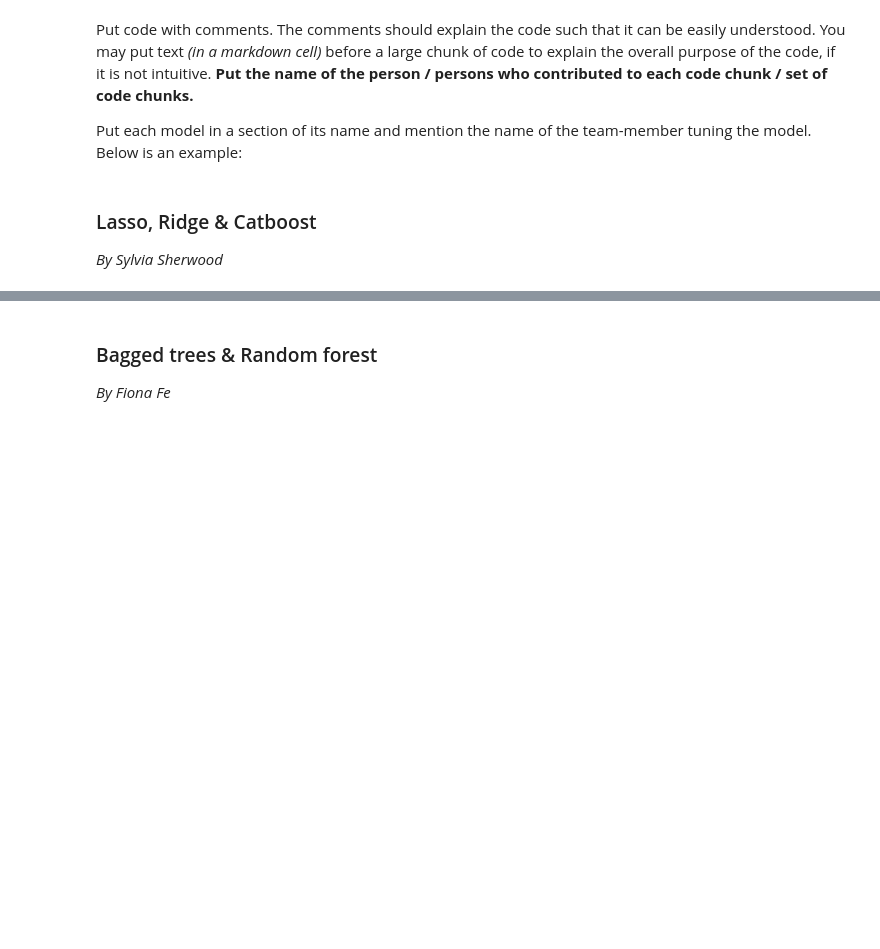
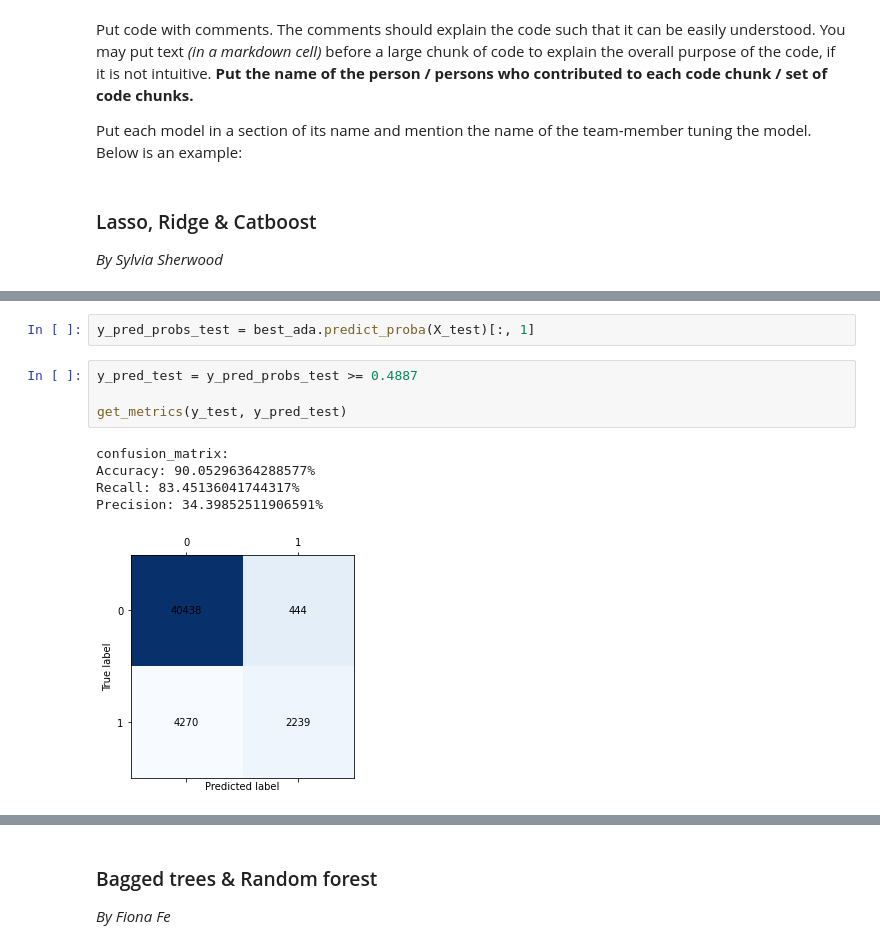
Before and after one commit to jprette/STAT-303-3, a Jupyter notebook: Documentation/Project Code Template.ipynb, the cells around one changed output, grey strips where cells are left out. Drawn from its saved outputs; the diff is of its cells as text; blank space fills up the shorter version.

```diff
--- a/Documentation/Project Code Template.ipynb
+++ b/Documentation/Project Code Template.ipynb
@@ -186,0 +450,12 @@ Put each model in a section of its name and mention the name of the team-member
+# %%
+y_pred_probs_test = best_ada.predict_proba(X_test)[:, 1]
+# %%
+y_pred_test = y_pred_probs_test >= 0.4887
+
+get_metrics(y_test, y_pred_test)
+# %% [output]
+confusion_matrix:
+Accuracy: 90.05296364288577%
+Recall: 83.45136041744317%
+Precision: 34.39852511906591%
+[figure, added]
```
Also changed, not shown: parts of 21 cells of this notebook.
